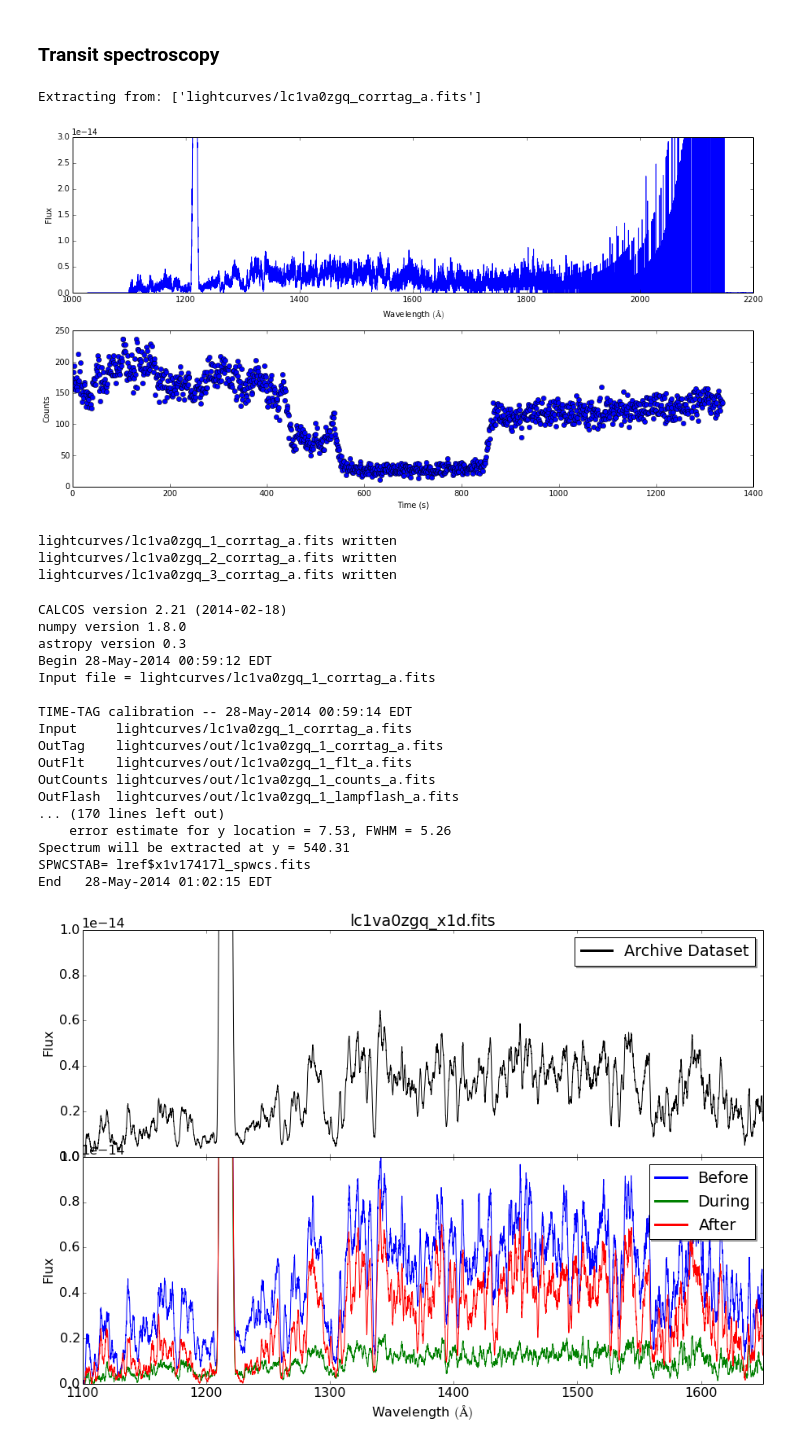
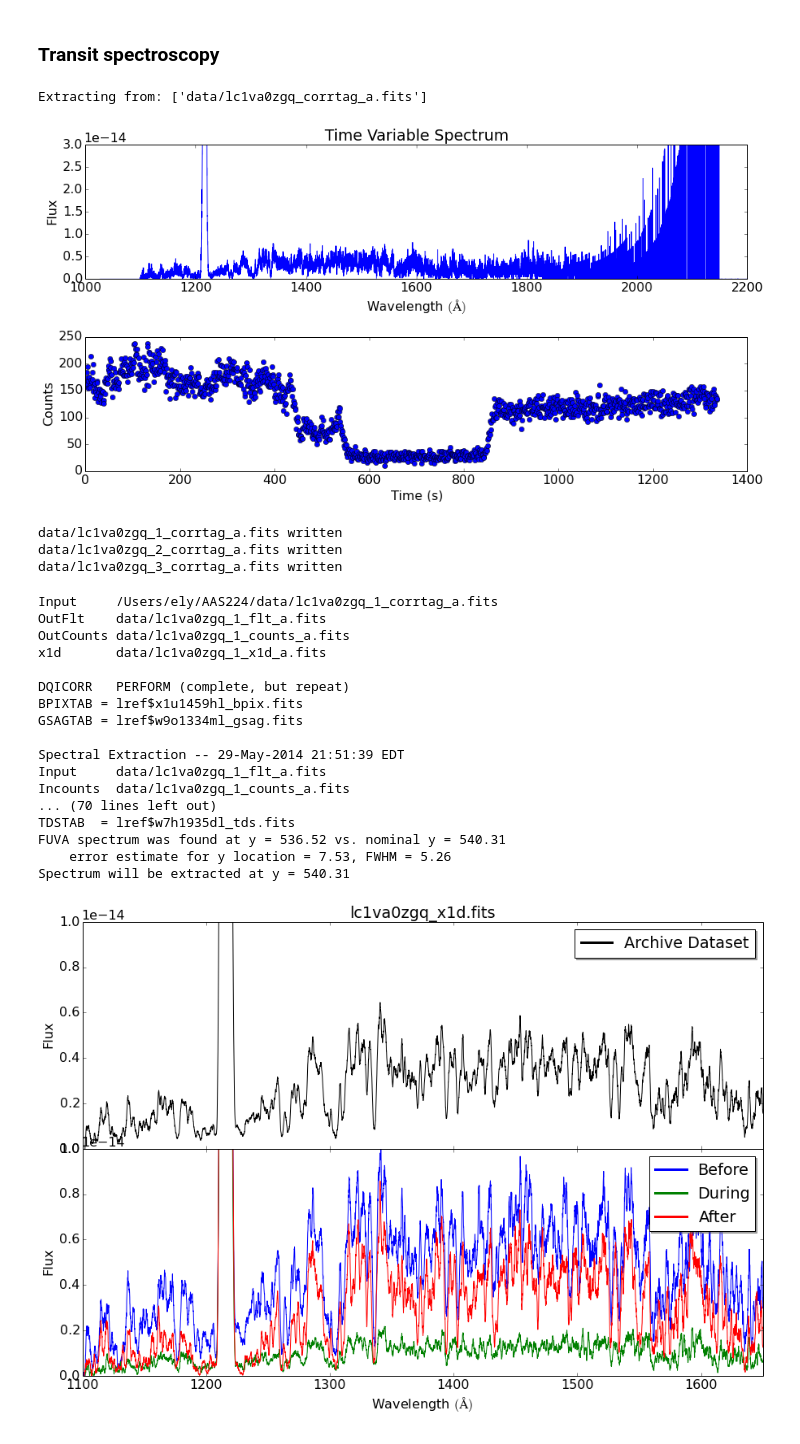
Before and after one commit to justincely/AAS224, a Jupyter notebook: splittag_tutorial.ipynb, the cells around one changed output. Cells and saved outputs as stored; diff of their text form; code cells hidden in the pictures.

```diff
--- a/splittag_tutorial.ipynb
+++ b/splittag_tutorial.ipynb
@@ -22,59 +32,55 @@ mpl.rcParams['font.size'] = 16
 # %%
 fig = plt.figure(figsize=(13, 7))
 ax1 = fig.add_subplot(2, 1, 1)
 ax2 = fig.add_subplot(2, 1, 2)
 
-hdu = fits.open('lightcurves/lc1va0zgq_x1d.fits')
+hdu = fits.open('data/lc1va0zgq_x1d.fits')
 ax1.plot(hdu[1].data['wavelength'].ravel(), hdu[1].data['flux'].ravel())
 ax1.set_ylim(0, 3e-14)
 ax1.set_xlim(1000, 2200)
 ax1.set_xlabel('Wavelength $(\AA)$')
 ax1.set_ylabel('Flux')
 
-lc = lightcurve.open(filename='lightcurves/lc1va0zgq_corrtag_a.fits')
+lc = lightcurve.open(filename='data/lc1va0zgq_corrtag_a.fits')
 ax2.plot(lc.times, lc.counts, 'o')
 ax2.set_ylabel('Counts')
 ax2.set_xlabel('Time (s)')
 
+ax1.set_title('Time Variable Spectrum')
 fig.tight_layout()
 fig.savefig('spectrum_vs_lightcurve.pdf', bbox_inches='tight')
 # %% [output]
-Extracting from: ['lightcurves/lc1va0zgq_corrtag_a.fits']
+Extracting from: ['data/lc1va0zgq_corrtag_a.fits']
-[figure, old version]
+[figure, new version]
-# %%
-dataset = 'lightcurves/lc1va0zgq_corrtag_a.fits'
-file_path, file_name = os.path.split(dataset)
-splittag.splittag(dataset,
-                  os.path.join('lightcurves', file_name[:9]),
-                  time_list="0,400,900,1300")
-# %% [output]
-lightcurves/lc1va0zgq_1_corrtag_a.fits written
-lightcurves/lc1va0zgq_2_corrtag_a.fits written
-lightcurves/lc1va0zgq_3_corrtag_a.fits written
+# %%
+splittag.splittag(infiles='data/lc1va0zgq_corrtag_a.fits',
+                  outroot='data/lc1va0zgq',
+                  time_list="0,400,900,1300")
+# %% [output]
+data/lc1va0zgq_1_corrtag_a.fits written
+data/lc1va0zgq_2_corrtag_a.fits written
+data/lc1va0zgq_3_corrtag_a.fits written
 # %%
-dataset_list = glob.glob('lightcurves/*_?_corrtag_a.fits')
-
-if not os.path.exists('lightcurves/out/'):
-    os.mkdir('lightcurves/out/')
+dataset_list = glob.glob('data/*_?_corrtag_a.fits')
 
 for item in dataset_list:
-    calcos(item, outdir='lightcurves/out/')
+    x1dcorr.x1dcorr(item, outdir='data/')
 # %% [output]
-CALCOS version 2.21 (2014-02-18)
-numpy version 1.8.0
-astropy version 0.3
-Begin 28-May-2014 00:59:12 EDT
-Input file = lightcurves/lc1va0zgq_1_corrtag_a.fits
+Input     /Users/ely/AAS224/data/lc1va0zgq_1_corrtag_a.fits
+OutFlt    data/lc1va0zgq_1_flt_a.fits
+OutCounts data/lc1va0zgq_1_counts_a.fits
+x1d       data/lc1va0zgq_1_x1d_a.fits
 
-TIME-TAG calibration -- 28-May-2014 00:59:14 EDT
-Input     lightcurves/lc1va0zgq_1_corrtag_a.fits
-OutTag    lightcurves/out/lc1va0zgq_1_corrtag_a.fits
-OutFlt    lightcurves/out/lc1va0zgq_1_flt_a.fits
-OutCounts lightcurves/out/lc1va0zgq_1_counts_a.fits
-OutFlash  lightcurves/out/lc1va0zgq_1_lampflash_a.fits
-... (170 lines left out)
+DQICORR   PERFORM (complete, but repeat)
+BPIXTAB = lref$x1u1459hl_bpix.fits
+GSAGTAB = lref$w9o1334ml_gsag.fits
+
+Spectral Extraction -- 29-May-2014 21:51:39 EDT
+Input     data/lc1va0zgq_1_flt_a.fits
+Incounts  data/lc1va0zgq_1_counts_a.fits
+... (70 lines left out)
+TDSTAB  = lref$w7h1935dl_tds.fits
+FUVA spectrum was found at y = 536.52 vs. nominal y = 540.31
     error estimate for y location = 7.53, FWHM = 5.26
 Spectrum will be extracted at y = 540.31
-SPWCSTAB= lref$x1v17417l_spwcs.fits
-End   28-May-2014 01:02:15 EDT
 # %%
```
Also changed, not shown: parts of 6 cells of this notebook, 4 other files.
